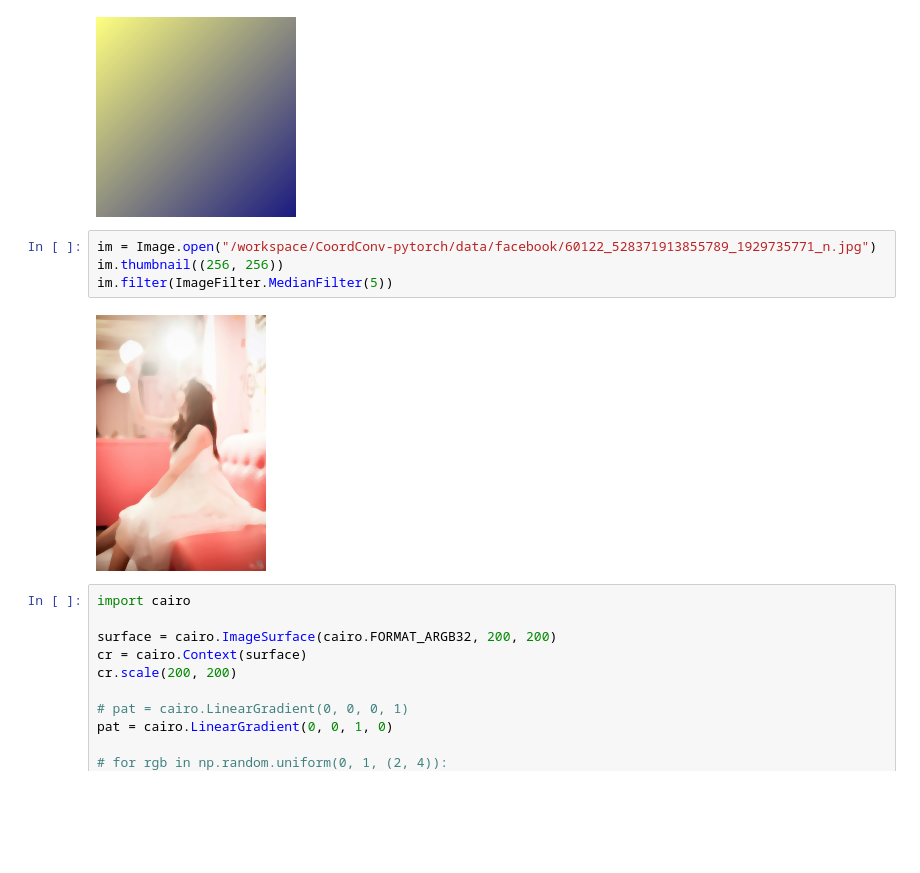
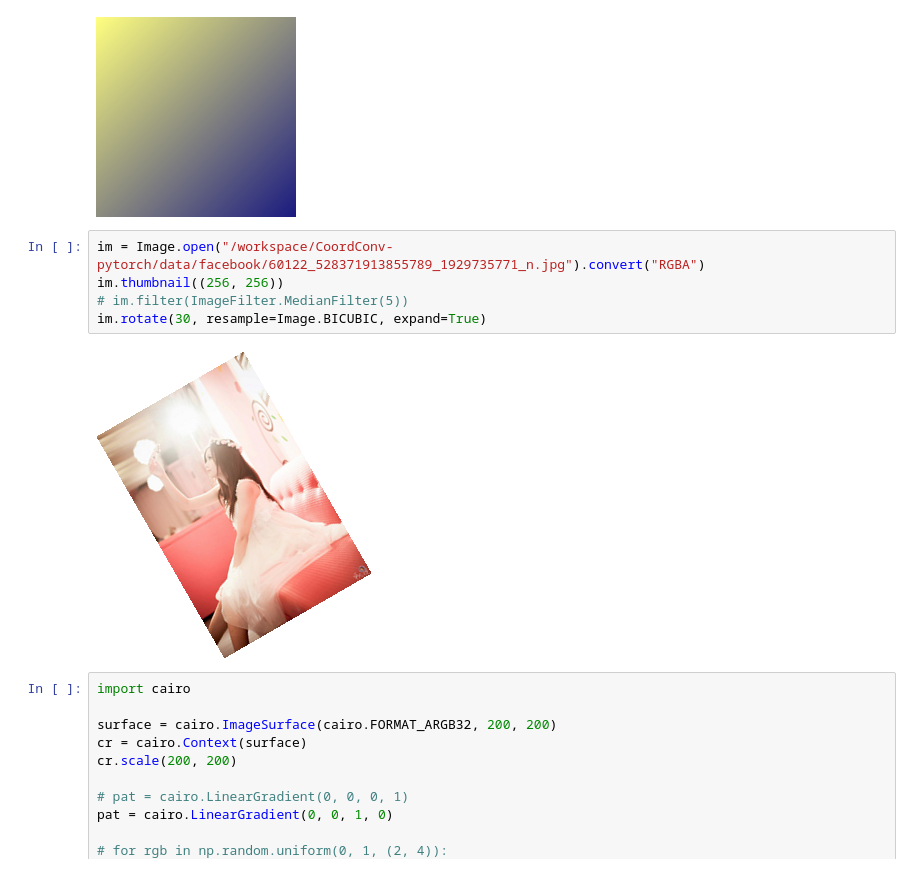
Before and after one commit to w121211/CRAFT-pytorch, a Jupyter notebook: debug.ipynb, the cells around one changed output. Cells and saved outputs as stored; diff of their text form; blank space fills up the shorter version.

```diff
--- a/debug.ipynb
+++ b/debug.ipynb
@@ -390,11 +697,12 @@ im
 # %% [output]
 [figure]
 # %%
-im = Image.open("/workspace/CoordConv-pytorch/data/facebook/60122_528371913855789_1929735771_n.jpg")
+im = Image.open("/workspace/CoordConv-pytorch/data/facebook/60122_528371913855789_1929735771_n.jpg").convert("RGBA")
 im.thumbnail((256, 256))
-im.filter(ImageFilter.MedianFilter(5))
+# im.filter(ImageFilter.MedianFilter(5))
+im.rotate(30, resample=Image.BICUBIC, expand=True)
 # %% [output]
-[figure, old version]
+[figure, new version]
 # %%
 import cairo
 
```
Also changed, not shown: parts of 8 cells of this notebook, 6 other files.
